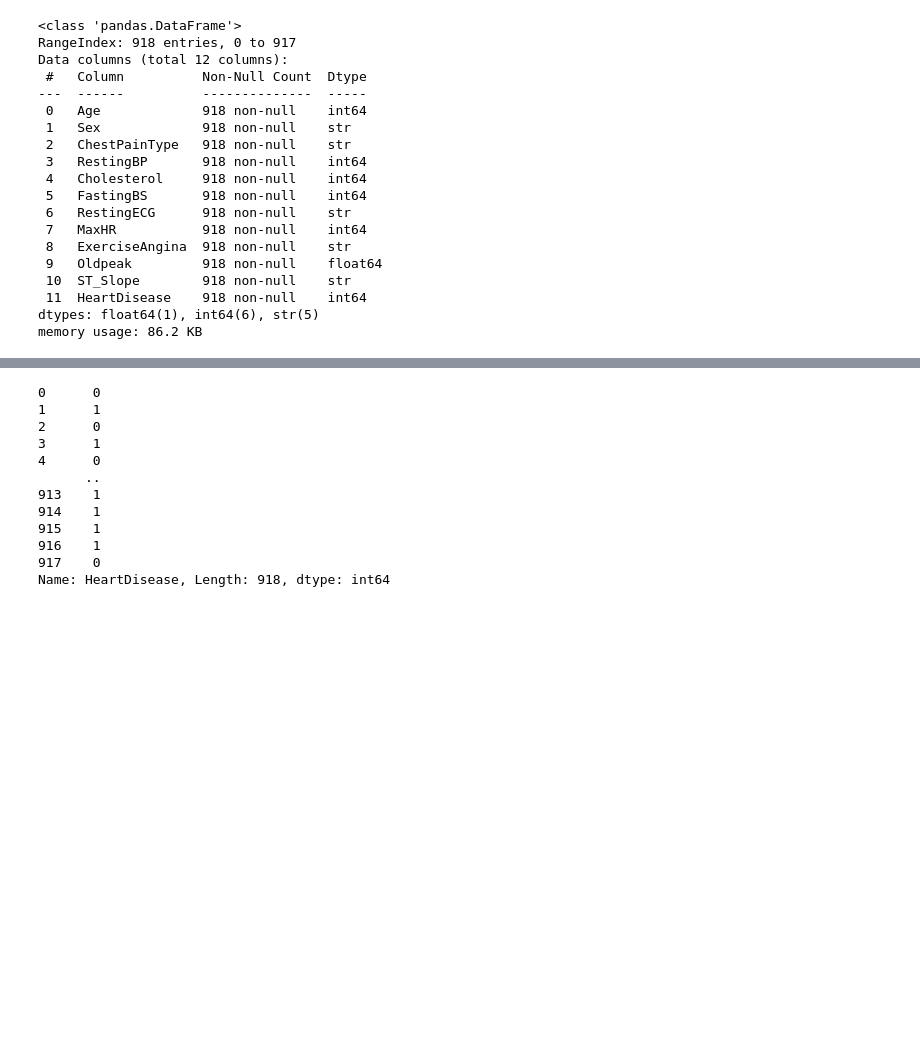
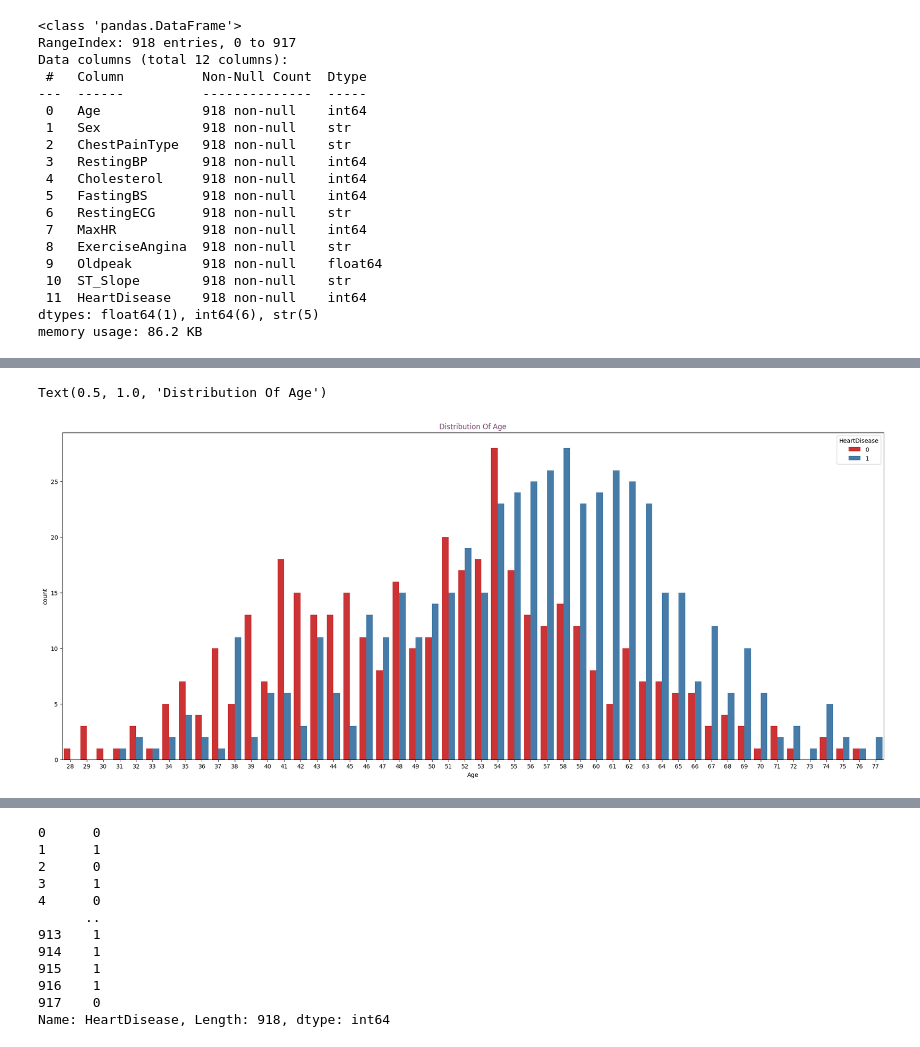
Before and after one commit to roshanafrankie/Data-Science-Portfolio, a Jupyter notebook: Heart Disease/Model.ipynb, the cells around one changed output, grey strips where cells are left out. Cells and saved outputs as stored; diff of their text form; code cells hidden in the pictures; blank space fills up the shorter version.

```diff
--- a/Heart Disease/Model.ipynb
+++ b/Heart Disease/Model.ipynb
@@ -74,0 +85,9 @@ df.head()
+# %%
+plt.figure(figsize=(25, 10))
+Days_of_week = sns.countplot(
+    x=df["Age"], data=df, hue="HeartDisease", palette="Set1"
+)
+Days_of_week.set_title("Distribution Of Age", color="#774571")
+# %% [output]
+Text(0.5, 1.0, 'Distribution Of Age')
+[figure, added]
```
Also changed, not shown: parts of 45 cells of this notebook.
